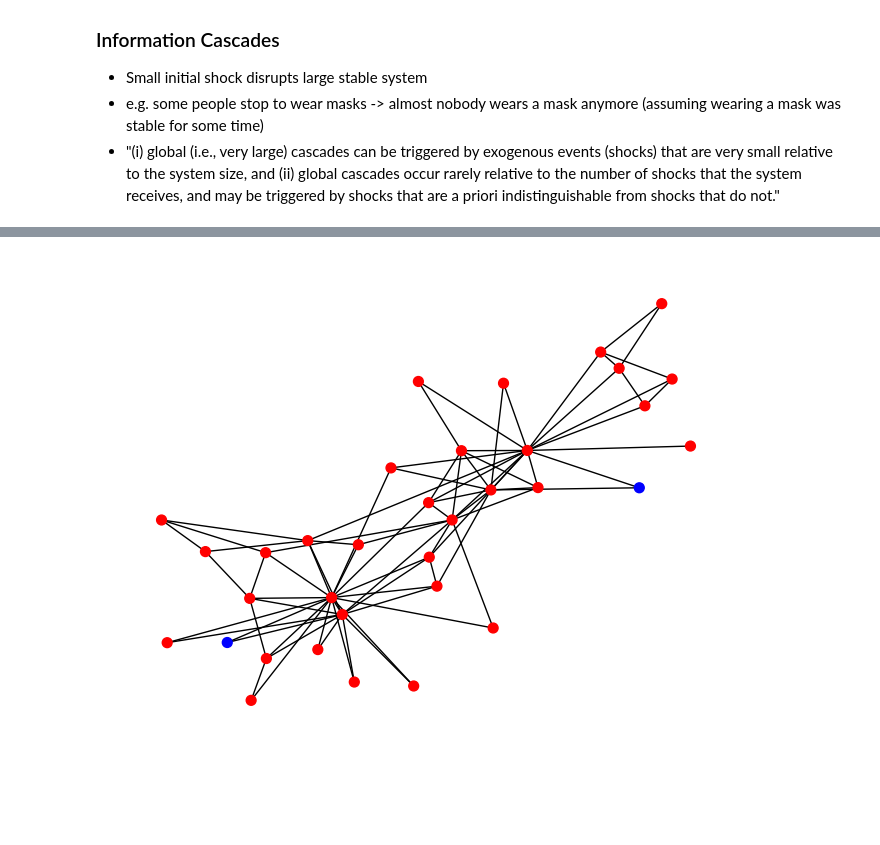
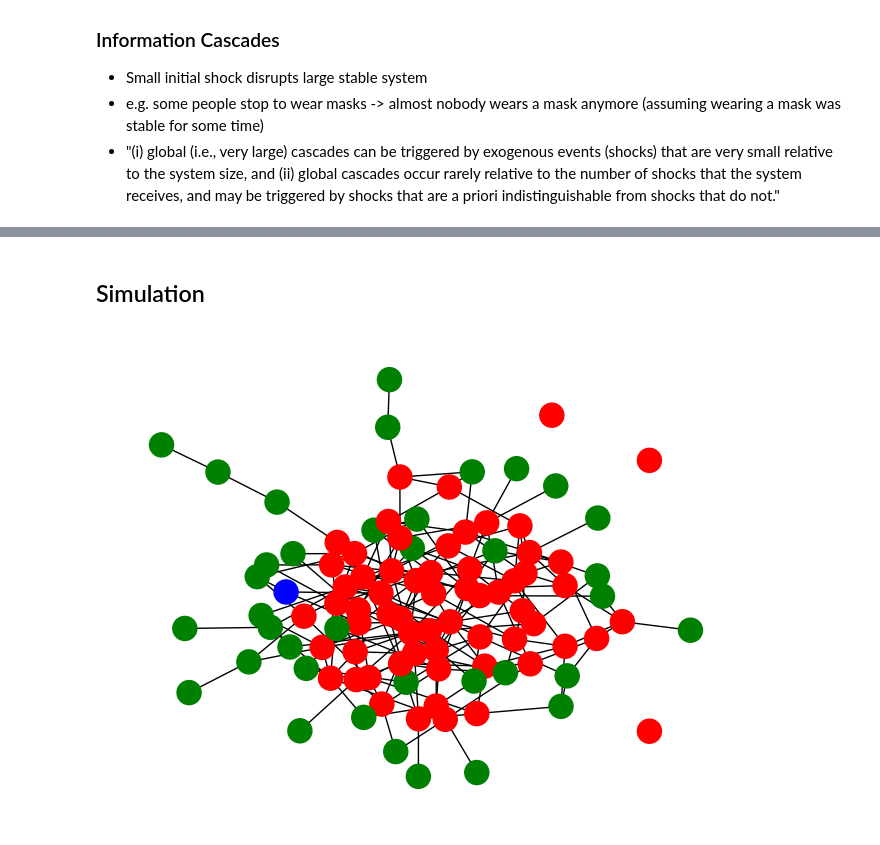
Before and after one commit to jstet/CMSS_Simple_Model, a Jupyter notebook: presentation.ipynb, the cells around one changed output, grey strips where cells are left out. Cells and saved outputs as stored; diff of their text form; code cells hidden in the pictures; blank space fills up the shorter version.

Commit message:
working on presentation, imporving model

```diff
--- a/presentation.ipynb
+++ b/presentation.ipynb
@@ -112,7 +159,9 @@ Remember this guy?
+# %% [markdown]
+## Simulation
 # %%
 ## From Judo Club to Karate Club
-initial, end = simple_model(g=nx.karate_club_graph(), upper_phi=2, alpha=10, beta=1)
-
-nx.draw(initial, with_labels=False, node_size=50, node_color=col_nodes_phi(initial))
+initial, end = simple_model(100,4, 0.3, upper_phi=1)
+pos = nx.nx_agraph.graphviz_layout(initial)
+nx.draw(initial, pos=pos, node_color=col_nodes_phi(initial))
 # %% [output]
-[figure, old version]
+[figure, new version]
```
Also changed, not shown: parts of 12 cells of this notebook, 4 other files.
